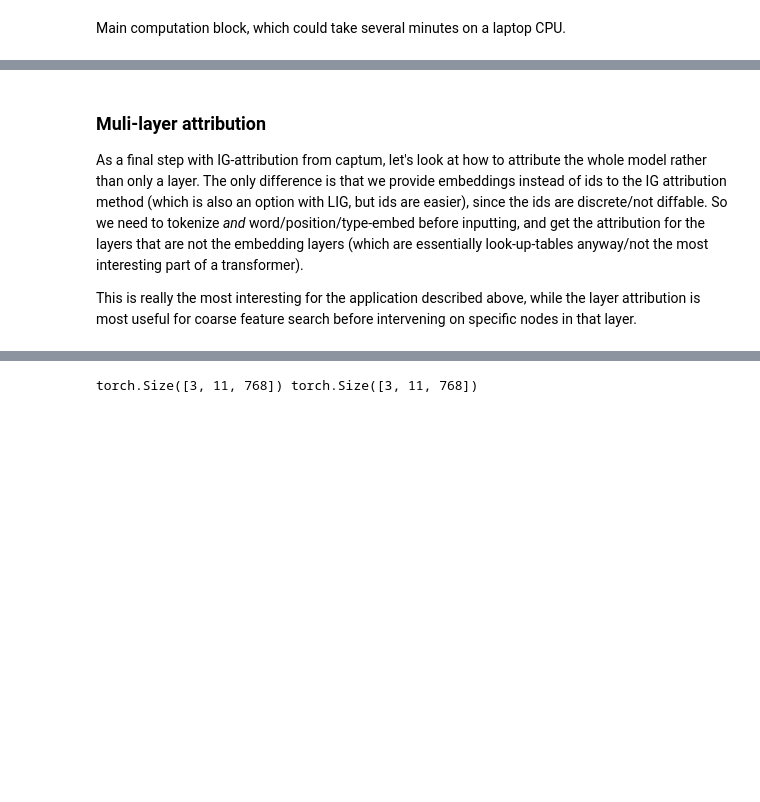
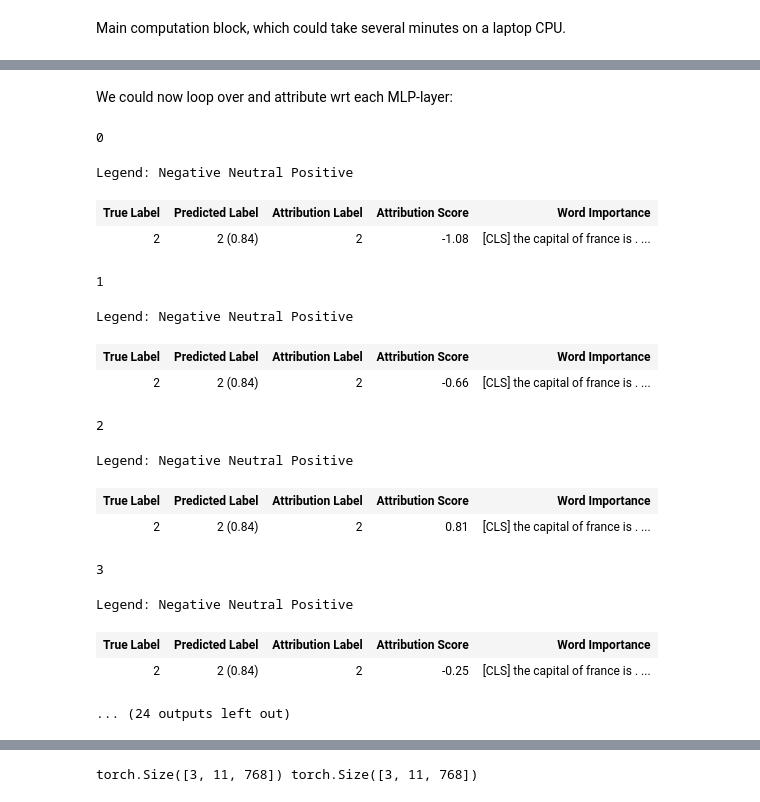
Before and after one commit to 5an0j/Circuits-INTED-2025, a Jupyter notebook: Code/MultipleChoice/FINAL_Captum_Attr_BERT.ipynb, the cells around one changed output, grey strips where cells are left out. Drawn from its saved outputs; the diff is of its cells as text; code cells hidden in the pictures; blank space fills up the shorter version.

```diff
--- a/Code/MultipleChoice/FINAL_Captum_Attr_BERT.ipynb
+++ b/Code/MultipleChoice/FINAL_Captum_Attr_BERT.ipynb
@@ -448,10 +632,28 @@ Take a toy BERT model which can answer very easy MpCs (like capitals, or easier)
+# %% [markdown]
+We could now loop over and attribute wrt each MLP-layer:
 # %%
-# for i in range(len(model.roberta.encoder.layer)):
-#     print(i)
-#     layer = model.roberta.encoder.layer[i].output # or should i use the hidden mlp layer .intermediate? Can use .dense to do pre-(layerNorm/activation)
-#     do_everything(forward_func_softmax, layer, n_steps=5)
+cfg.debug = False # avoiding clutter
+for i in range(len(model.bert.encoder.layer)):
+    print(i)
+    attr_layer = model.bert.encoder.layer[i].output # if the hidden mlp layer, use .intermediate. Can also add .dense to do pre-(layerNorm/activation)
+    do_everything(forward_func_MpC_ids, tokenizer, embed_layer, type_tokens=True, n_steps=10, ids=True, attr_layer=attr_layer)
+    # break # To avoid long runtime, comment if you want to run all this for some reason
+cfg.debug = True
+# %% [output]
+0
+Legend: Negative Neutral Positive
+| True Label | Predicted Label | Attribution Label | Attribution Score | Word Importance |
+| 2 | 2 (0.84) | 2 | -1.08 | [CLS] the capital of france is . ... |
+1
+Legend: Negative Neutral Positive
+| True Label | Predicted Label | Attribution Label | Attribution Score | Word Importance |
+| 2 | 2 (0.84) | 2 | -0.66 | [CLS] the capital of france is . ... |
+2
+Legend: Negative Neutral Positive
+| True Label | Predicted Label | Attribution Label | Attribution Score | Word Importance |
+| 2 | 2 (0.84) | 2 | 0.81 | [CLS] the capital of france is . ... |
+3
+Legend: Negative Neutral Positive
+| True Label | Predicted Label | Attribution Label | Attribution Score | Word Importance |
+| 2 | 2 (0.84) | 2 | -0.25 | [CLS] the capital of france is . ... |
+... (24 outputs left out)
-# %% [markdown]
-### Muli-layer attribution
-As a final step with IG-attribution from captum, let's look at how to attribute the whole model rather than only a layer. The only difference is that we provide embeddings instead of ids to the IG attribution method (which is also an option with LIG, but ids are easier), since the ids are discrete/not diffable. So we need to tokenize *and* word/position/type-embed before inputting, and get the attribution for the layers that are not the embedding layers (which are essentially look-up-tables anyway/not the most interesting part of a transformer).
-
-This is really the most interesting for the application described above, while the layer attribution is most useful for coarse feature search before intervening on specific nodes in that layer.
```
Also changed, not shown: parts of 56 cells of this notebook.
